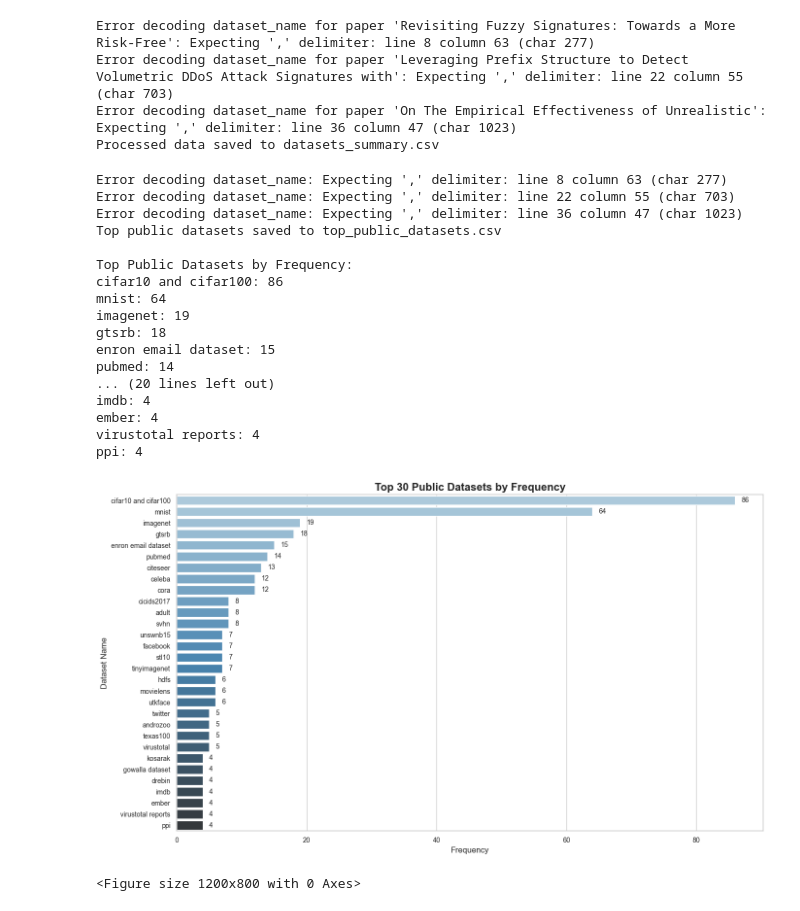
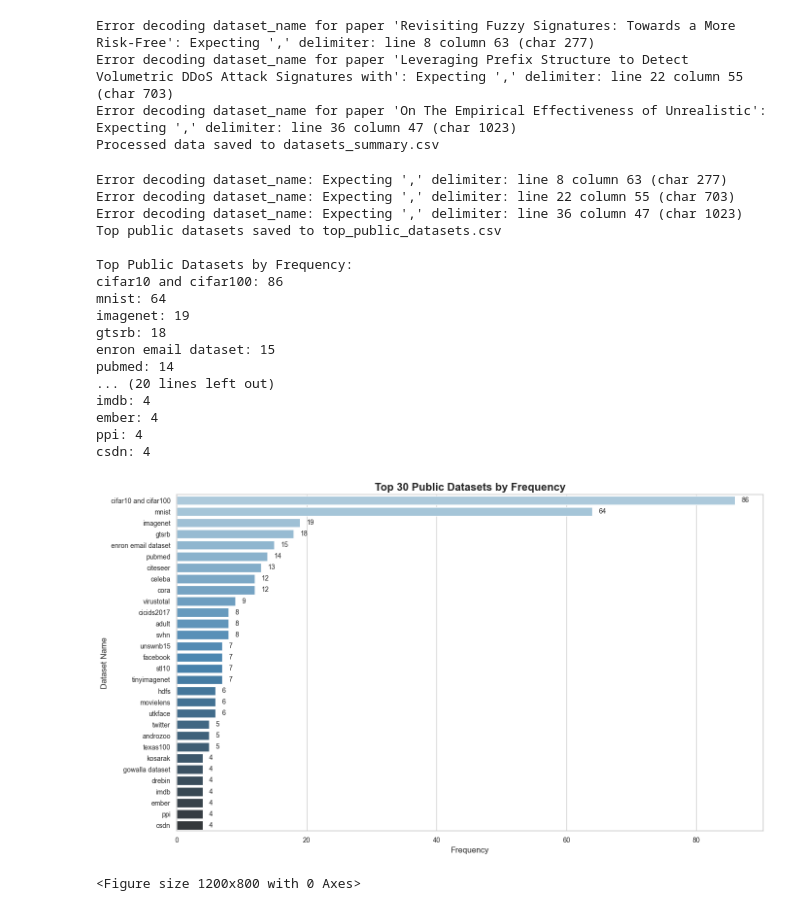
Before and after one commit to Anonymoususs25/cybersecurity_dataset_research_domain_2025, a Jupyter notebook: all_codes_in_one_uss.ipynb, the cells around one changed output. Saved outputs shown, nothing was run; the diff lists cells and outputs as text; code cells hidden in the pictures.

```diff
--- a/all_codes_in_one_uss.ipynb
+++ b/all_codes_in_one_uss.ipynb
@@ -1472,3 +1469,43 @@ with open(input_jsonl, "r", encoding="utf-8") as jsonl_file, open(output_csv, "w
 print(f"Converted JSONL to CSV: {output_csv}")
 # %% [output]
 Converted JSONL to CSV: results_final_2.0.csv
+# %%
+import json
+import csv
+
+# Define the input and output file paths
+input_jsonl = "results_final_2.0.jsonl"
+output_csv = "cybersecurity_research_dataset.csv"
+output_jsonl = "cybersecurity_research_dataset.jsonl"
+
+# Define the metadata fields to extract
+metadata_fields = [
+    "title",
+    "authors_name",
+    "conference_name",
+    "published_year",
+    "school_institution",
+    "domain"
+]
+
+# Extract metadata and save to CSV and JSONL
+metadata_results = []
+
+with open(input_jsonl, "r", encoding="utf-8") as jsonl_file:
+    with open(output_csv, "w", newline="", encoding="utf-8") as csv_file:
+        writer = csv.writer(csv_file)
+        writer.writerow(metadata_fields)  # Write header
+
+        for line in jsonl_file:
+            paper = json.loads(line.strip())
+            for title, details in paper.items():
+                metadata_entry = {field: details.get(field, "No result") for field in metadata_fields}
+                metadata_results.append(metadata_entry)  # Store as a dictionary without title as key
+                writer.writerow([metadata_entry[field] for field in metadata_fields])
+
+# Save extracted metadata to JSONL
+with open(output_jsonl, "w", encoding="utf-8") as jsonl_file:
+    for entry in metadata_results:
+        jsonl_file.write(json.dumps(entry) + "\n")
+
+print(f"Metadata extracted and saved to {output_csv} and {output_jsonl}.")
@@ -1800,6 +1839,8 @@ def normalize_dataset_name(name):
         return None
     if "enron" in name:
         return "enron email dataset"  # Merge all Enron variations
+    if "virustotal reports" in name:
+        return "virustotal"
     return name
 
 
@@ -1905,35 +1946,35 @@ def plot_top_datasets(dataset_counts, output_png):
     # Adjust layout for better spacing
     plt.tight_layout()
     plt.savefig(output_png, dpi=300)
     plt.show()
 
 # Main script
 input_jsonl = "results_final_2.0.jsonl"
 output_csv = "top_public_datasets.csv"
 output_png = "top_public_datasets.png"
 
 # Extract and plot datasets
 public_datasets = extract_public_datasets(input_jsonl, output_csv)
 plot_top_datasets(public_datasets, output_png)
 # %% [output]
 Error decoding dataset_name: Expecting ',' delimiter: line 8 column 63 (char 277)
 Error decoding dataset_name: Expecting ',' delimiter: line 22 column 55 (char 703)
 Error decoding dataset_name: Expecting ',' delimiter: line 36 column 47 (char 1023)
 Top public datasets saved to top_public_datasets.csv
 
 Top Public Datasets by Frequency:
 cifar10 and cifar100: 86
 mnist: 64
 imagenet: 19
 gtsrb: 18
 enron email dataset: 15
 pubmed: 14
 ... (20 lines left out)
 imdb: 4
 ember: 4
-virustotal reports: 4
 ppi: 4
+csdn: 4
-[figure, old version]
+[figure, new version]
 # %%
 import json
 import csv
```
Also changed, not shown: parts of 3 cells of this notebook.
